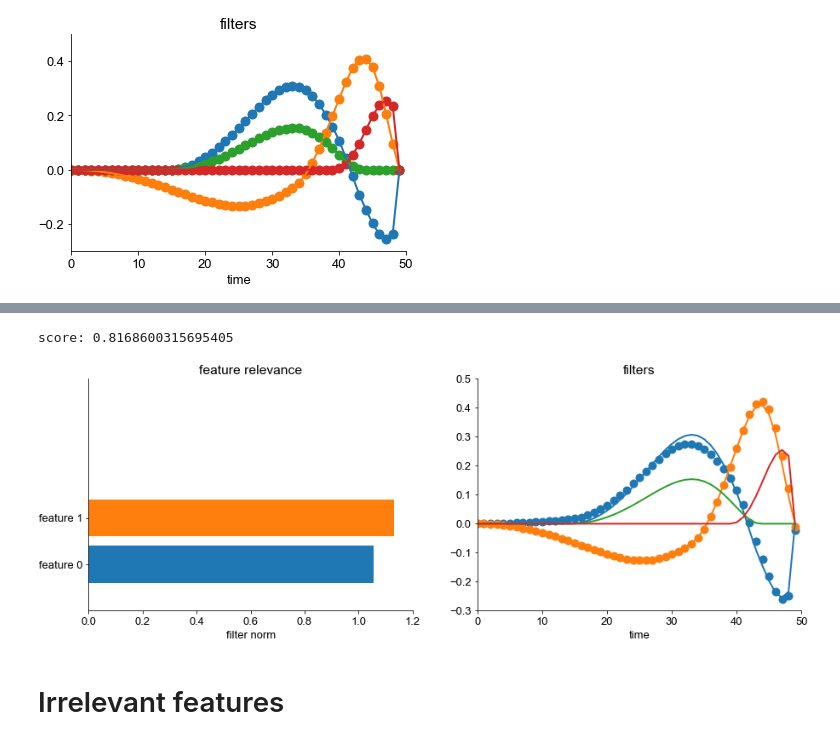
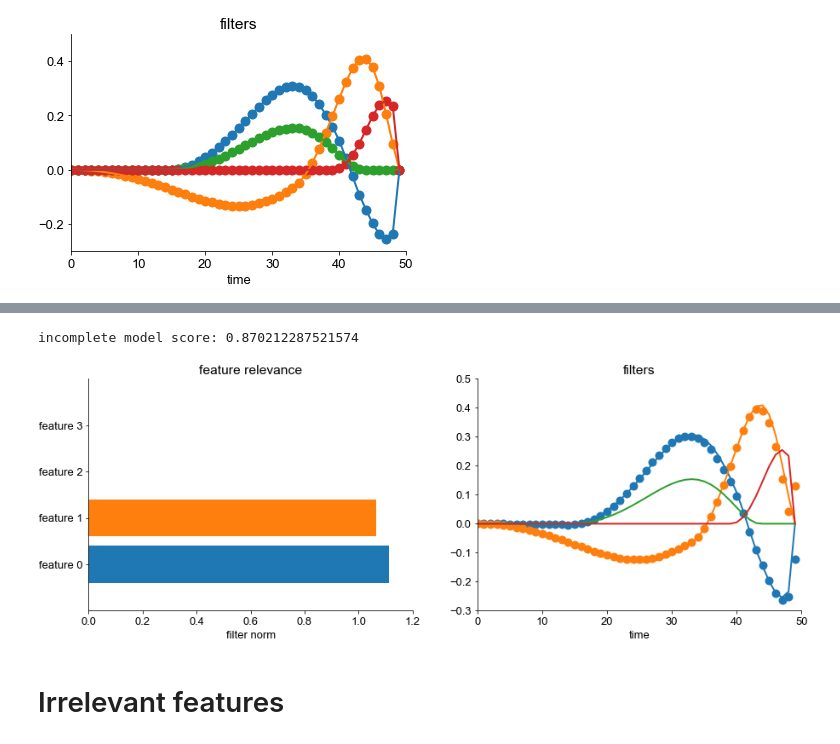
Before and after one commit to janclemenslab/glm_utils, a Jupyter notebook: demo/multiple_inputs.ipynb, the cells around one changed output, grey strips where cells are left out. Saved outputs shown, nothing was run; the diff lists cells and outputs as text; code cells hidden in the pictures.

```diff
--- a/demo/multiple_inputs.ipynb
+++ b/demo/multiple_inputs.ipynb
@@ -169,20 +173,20 @@ for ii, noise_level in enumerate(noise_levels):
 
     # train
     lr = lm.LinearRegression()
-    lr.fit(Xmulti_b, y_noisy)
+    lr.fit(Xmulti_b[train_idxs], y_noisy[train_idxs])
 
     # reconstruct
     basis_weights = lr.coef_
     estimated_filters = basis_multi_projection.inverse_transform(basis_weights)
-    estimated_filters = np.squeeze(estimated_filters)
+    estimated_filters = estimated_filters.reshape((-1,window_size))
 
     # plot
     for ii in range(ninputs):
-        plt.plot(estimated_filters[ii*window_size:(ii+1)*window_size], 'o', linewidth=2, markersize=10)
+        plt.plot(estimated_filters[ii], 'o', linewidth=2, markersize=10)
     plt.ylim([-0.5,0.5])
     plt.gca().set_prop_cycle(None)
     plt.plot(filters, linewidth=2)
-    plt.title(f'noise {noise_level}, score {lr.score(Xmulti_b, y_noisy):0.2f}')
+    plt.title(f'noise {noise_level}, score {lr.score(Xmulti_b[test_idxs], y_noisy[test_idxs]):0.2f}')
 plt.xlabel('time')
 plt.subplots_adjust(hspace=0.4)
 plt.show()
@@ -193,61 +201,48 @@ plt.show()
 # %%
-# data
-x, y, filters = get_data()
-x = x[:,:2] # remove one of the original inputs
-npoints, ninputs = x.shape
+ninputs_incomplete = 2
 
 # bases
-B = glm_utils.bases.raised_cosine(1, 5, [1, 23], 9)
-B_multi = glm_utils.bases.multifeature_basis(B, ninputs)  # should explain what/why we do this here
-basis_multi_projection = BasisProjection(B_multi)  # should explain what/why we do this here
-window_size, nbases = B.shape
+B_incomplete = multifeature_basis(B, ninputs_incomplete)  # should explain what/why we do this here
+basis_projection_incomplete = BasisProjection(B_incomplete)  # should explain what/why we do this here
 
 # time-delay-embedding
-Xmulti, ymulti = time_delay_embedding(x, y, window_size=window_size, flatten_inside_window=True)
-
-# choose how many random samples to take from the data (less or equal than the available data, npoints)
-nsamples = 1000
-sample_idxs = np.random.choice(np.arange(ymulti.shape[0]),nsamples,replace=False)
-
-# sample
-Xmulti = Xmulti[sample_idxs]
-ymulti = ymulti[sample_idxs]
+X_incomplete, ymulti = time_delay_embedding(x[:,:2], y, window_size=window_size, flatten_inside_window=True)
 
 # project
-Xmulti_b = basis_multi_projection.transform(Xmulti)
+X_incomplete_b = basis_projection_incomplete.transform(X_incomplete)
 
 # train
 lr = lm.LinearRegression()
-lr.fit(Xmulti_b, ymulti)
-print('score:',lr.score(Xmulti_b, ymulti))
+lr.fit(X_incomplete_b[train_idxs], ymulti[train_idxs])
+print(f'incomplete model score: {lr.score(X_incomplete_b[test_idxs], ymulti[test_idxs])}')
 
 # reconstruct
 basis_weights = lr.coef_
-estimated_filters = basis_multi_projection.inverse_transform(basis_weights)
-estimated_filters = np.squeeze(estimated_filters)    # inverse transform returns a [1, ncoefs] array
+estimated_filters = basis_projection_incomplete.inverse_transform(basis_weights)
+estimated_filters = estimated_filters.reshape((-1,window_size))
 
 # plot
 features_names = [f'feature {ii}' for ii in range(ninputs)]
 plt.figure(figsize=[15,5])
 plt.subplot(121)
-for ii in range(ninputs):
-    frob_norm = np.linalg.norm(estimated_filters[ii*window_size:(ii+1)*window_size])
+for ii in range(ninputs_incomplete):
+    frob_norm = np.linalg.norm(estimated_filters[ii])
     plt.barh(ii,frob_norm)
 plt.yticks(np.arange(ninputs),features_names)
 plt.xlabel('filter norm')
 plt.title('feature relevance')
 plt.ylim([-1,4])
 plt.subplot(122)
-for ii in range(ninputs):
-    plt.plot(estimated_filters[ii*window_size:(ii+1)*window_size], 'o', linewidth=2, markersize=10)
+for ii in range(ninputs_incomplete):
+    plt.plot(estimated_filters[ii], 'o', linewidth=2, markersize=10)
 plt.gca().set_prop_cycle(None)
 plt.plot(filters, linewidth=2)
 plt.xlabel('time')
 plt.title('filters')
 plt.show()
 # %% [output]
-score: 0.8168600315695405
+incomplete model score: 0.870212287521574
-[figure, old version]
+[figure, new version]
 # %% [markdown]
 # Irrelevant features
 # %%
```
Also changed, not shown: parts of 5 cells of this notebook.
